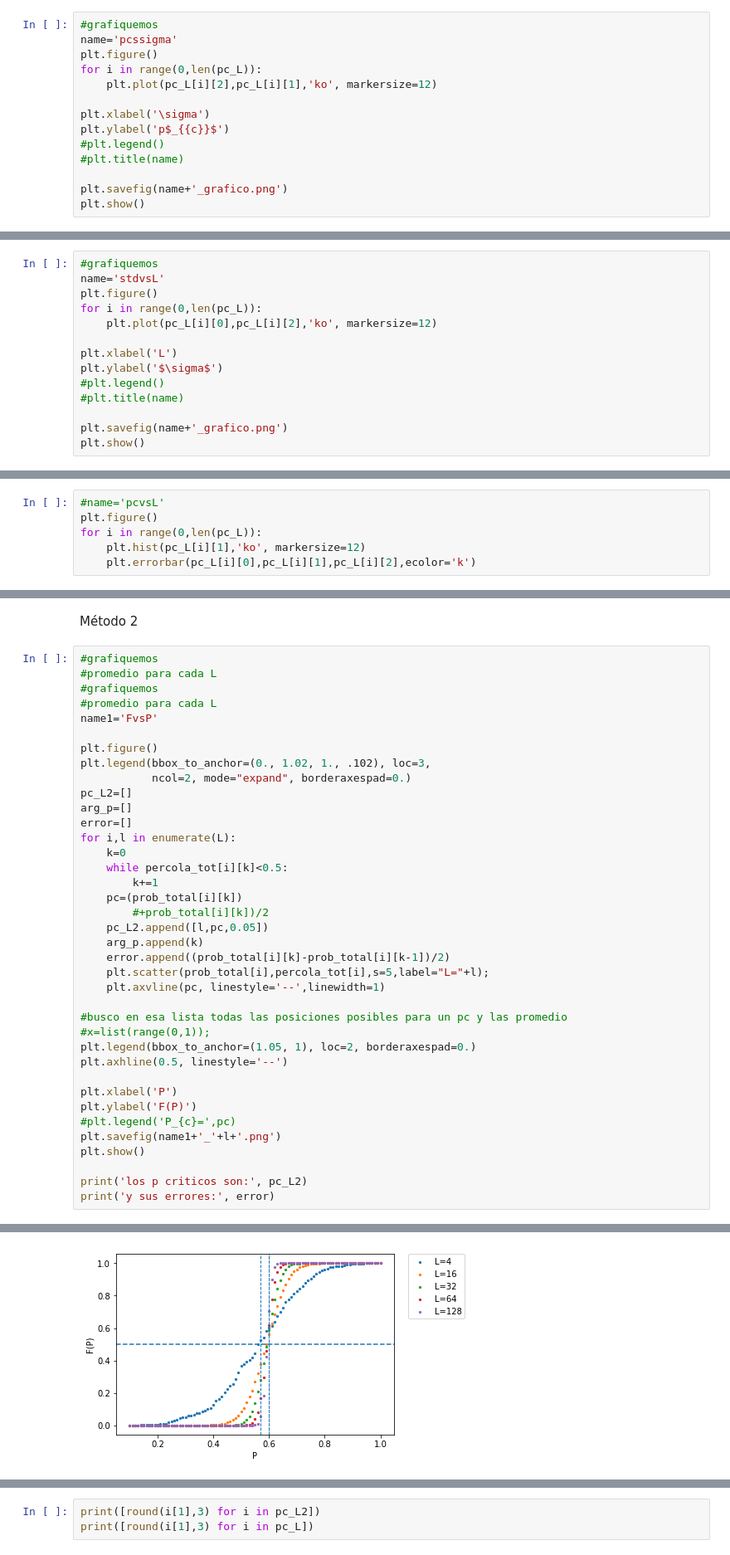
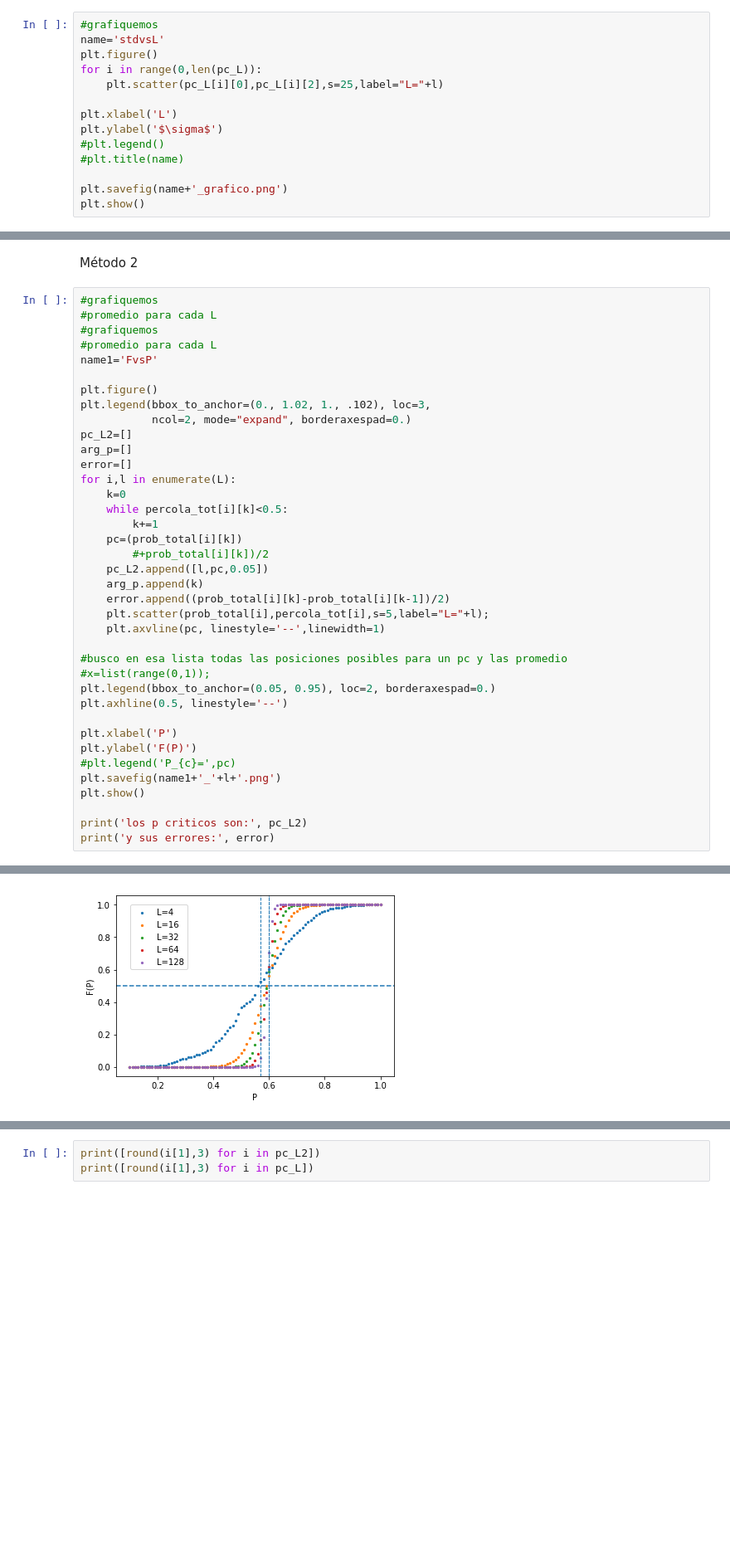
Before and after one commit to Luciousboy/computacional, a Jupyter notebook: graficador.ipynb, the cells around one changed output, grey strips where cells are left out. Shown at 83% size. Saved outputs shown, nothing was run; the diff lists cells and outputs as text; blank space fills up the shorter version.

```diff
--- a/graficador.ipynb
+++ b/graficador.ipynb
@@ -83,12 +120,12 @@ plt.show()
 # %%
 #grafiquemos
-name='pcssigma'
+name='stdvsL'
 plt.figure()
 for i in range(0,len(pc_L)):
-    plt.plot(pc_L[i][2],pc_L[i][1],'ko', markersize=12)
+    plt.scatter(pc_L[i][0],pc_L[i][2],s=25,label="L="+l)
 
-plt.xlabel('\sigma')
-plt.ylabel('p$_{{c}}$')
+plt.xlabel('L')
+plt.ylabel('$\sigma$')
 #plt.legend()
 #plt.title(name)
 
@@ -99,14 +135,0 @@ plt.show()
-# %%
-#grafiquemos
-name='stdvsL'
-plt.figure()
-for i in range(0,len(pc_L)):
-    plt.plot(pc_L[i][0],pc_L[i][2],'ko', markersize=12)
-
-plt.xlabel('L')
-plt.ylabel('$\sigma$')
-#plt.legend()
-#plt.title(name)
-
-plt.savefig(name+'_grafico.png')
-plt.show()
@@ -115,6 +135,0 @@ plt.show()
-# %%
-#name='pcvsL'
-plt.figure()
-for i in range(0,len(pc_L)):
-    plt.hist(pc_L[i][1],'ko', markersize=12)
-    plt.errorbar(pc_L[i][0],pc_L[i][1],pc_L[i][2],ecolor='k')
@@ -173,35 +185,35 @@ plt.legend(bbox_to_anchor=(0., 1.02, 1., .102), loc=3,
            ncol=2, mode="expand", borderaxespad=0.)
 pc_L2=[]
 arg_p=[]
 error=[]
 for i,l in enumerate(L):
     k=0
     while percola_tot[i][k]<0.5:
         k+=1
     pc=(prob_total[i][k])
         #+prob_total[i][k])/2
     pc_L2.append([l,pc,0.05])
     arg_p.append(k)
     error.append((prob_total[i][k]-prob_total[i][k-1])/2)
     plt.scatter(prob_total[i],percola_tot[i],s=5,label="L="+l);
     plt.axvline(pc, linestyle='--',linewidth=1)
 
 #busco en esa lista todas las posiciones posibles para un pc y las promedio
 #x=list(range(0,1));
-plt.legend(bbox_to_anchor=(1.05, 1), loc=2, borderaxespad=0.)
+plt.legend(bbox_to_anchor=(0.05, 0.95), loc=2, borderaxespad=0.)
 plt.axhline(0.5, linestyle='--')
 
 plt.xlabel('P')
 plt.ylabel('F(P)')
 #plt.legend('P_{c}=',pc)
 plt.savefig(name1+'_'+l+'.png')
 plt.show()
 
 print('los p criticos son:', pc_L2)
 print('y sus errores:', error)
 # %% [output]
 No handles with labels found to put in legend.
-[figure, old version]
+[figure, new version]
 los p criticos son: [['4', 0.57, 0.05], ['16', 0.6, 0.05], ['32', 0.6, 0.05], ['64', 0.6, 0.05], ['128', 0.6, 0.05]]
 y sus errores: [0.004999999999999949, 0.0050000000000000044, 0.0050000000000000044, 0.0050000000000000044, 0.0050000000000000044]
 # %%
```
Also changed, not shown: parts of 25 cells of this notebook, 7 other files.
